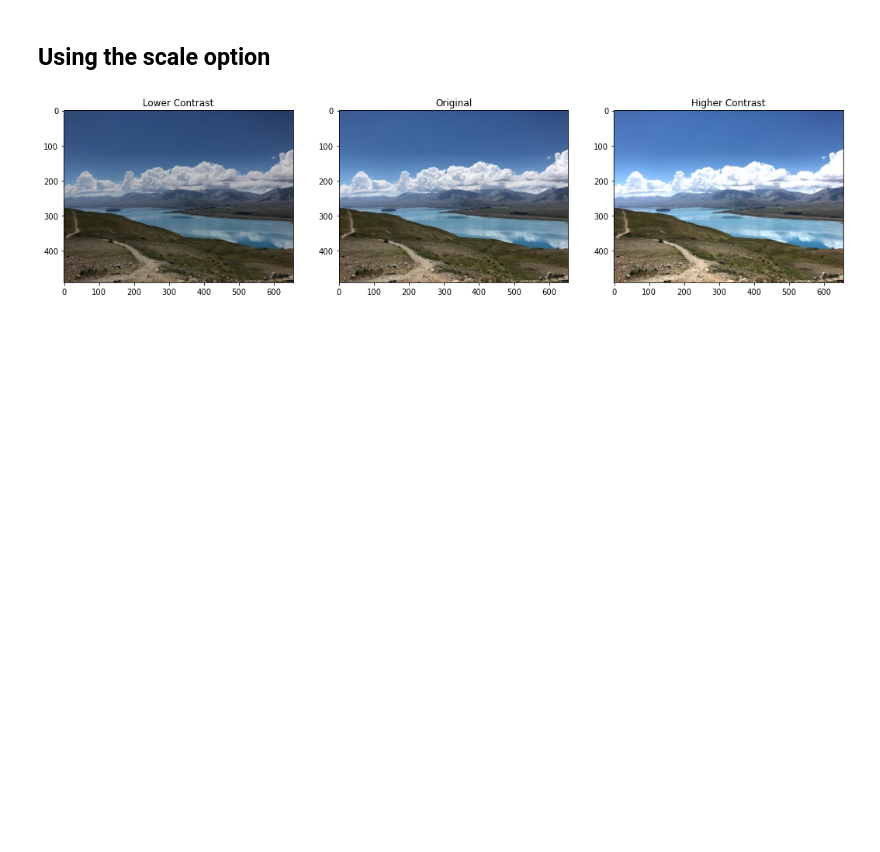
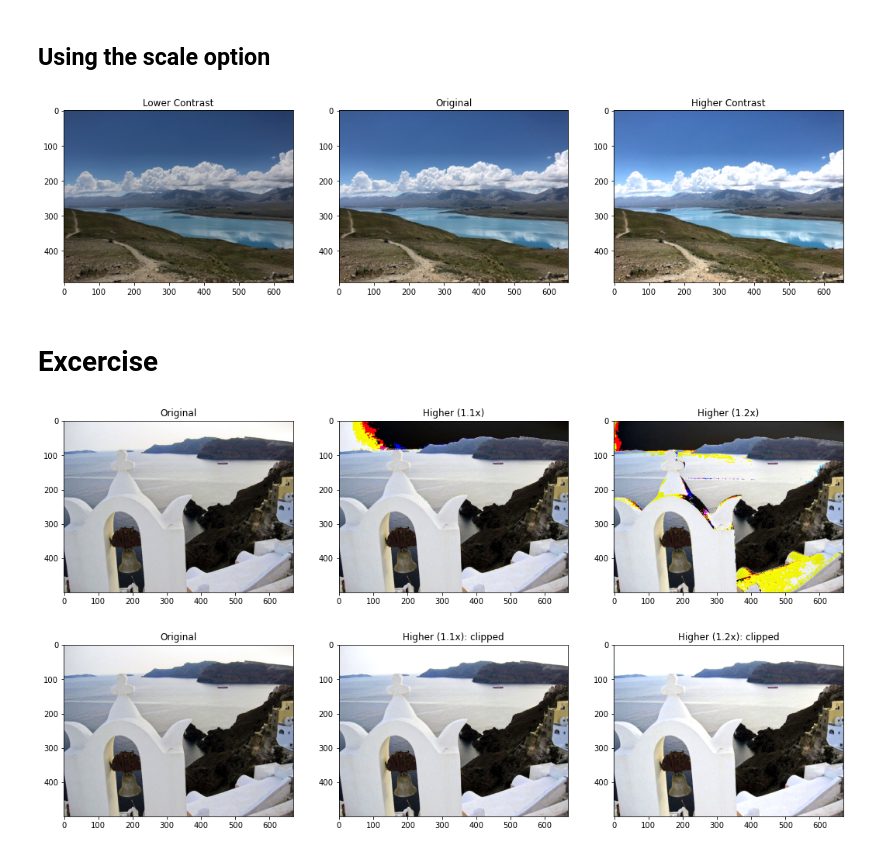
Before and after one commit to saulyaguana/Basic-Image-Operations, a Jupyter notebook: Arithmetic Operations on Images.ipynb, the cells around one changed output. Cells and saved outputs as stored; diff of their text form; code cells hidden in the pictures; blank space fills up the shorter version.

Commit message:
Excercise complete

```diff
--- a/Arithmetic Operations on Images.ipynb
+++ b/Arithmetic Operations on Images.ipynb
@@ -114,3 +114,39 @@ plt.subplot(132); plt.imshow(img[:, :, ::-1]); plt.title('Original')
 plt.subplot(133); plt.imshow(img_higher[:, :, ::-1]); plt.title('Higher Contrast');
 # %% [output]
 [figure]
+# %% [markdown]
+# Excercise
+# %%
+# Read the image ('Santorini.jpg')
+image = 'Santorini.jpg'
+img = cv2.imread(image, cv2.IMREAD_COLOR)
+
+# Create a matrix of ones (with data type float64)
+matrix_ones = np.ones(img.shape, dtype='float64')
+
+# Create two higher contrast images using the 'scale' option with factors of 1.1 and 1.2 (without overflow fix)
+# YOUR CODE HERE
+img_higher1  = np.uint8(cv2.multiply(np.float64(img), matrix_ones, scale=1.1))
+img_higher2  = np.uint8(cv2.multiply(np.float64(img), matrix_ones, scale=1.2))
+
+# Display the images (original, higher (1.1x) , high (1.2x))
+# UNCOMMENT the lines below.
+plt.figure(figsize=[18,5])
+plt.subplot(131); plt.imshow(img[:, :, ::-1]);         plt.title('Original')
+plt.subplot(132); plt.imshow(img_higher1[:, :, ::-1]); plt.title('Higher (1.1x)')
+plt.subplot(133); plt.imshow(img_higher2[:, :, ::-1]); plt.title('Higher (1.2x)');
+
+# Create higher contrast images using scale factors of 1.1 and 1.2 (using np.clip() to clip high values to 255)
+# YOUR CODE HERE
+img_higher1  = np.uint8(np.clip(cv2.multiply(np.float64(img), matrix_ones, scale=1.1), 0, 255))
+img_higher2  = np.uint8(np.clip(cv2.multiply(np.float64(img), matrix_ones, scale=1.2), 0, 255))
+
+# Display the images (original, higher (1.1x) clipped , high (1.2x) clipped)
+# UNCOMMENT the lines below.
+plt.figure(figsize = [18,5])
+plt.subplot(131); plt.imshow(img[:, :, ::-1]);         plt.title('Original')
+plt.subplot(132); plt.imshow(img_higher1[:, :, ::-1]); plt.title('Higher (1.1x): clipped')
+plt.subplot(133); plt.imshow(img_higher2[:, :, ::-1]); plt.title('Higher (1.2x): clipped');
+# %% [output]
+[figure, added]
+[figure, added]
```
Also changed, not shown: 1 other file.
